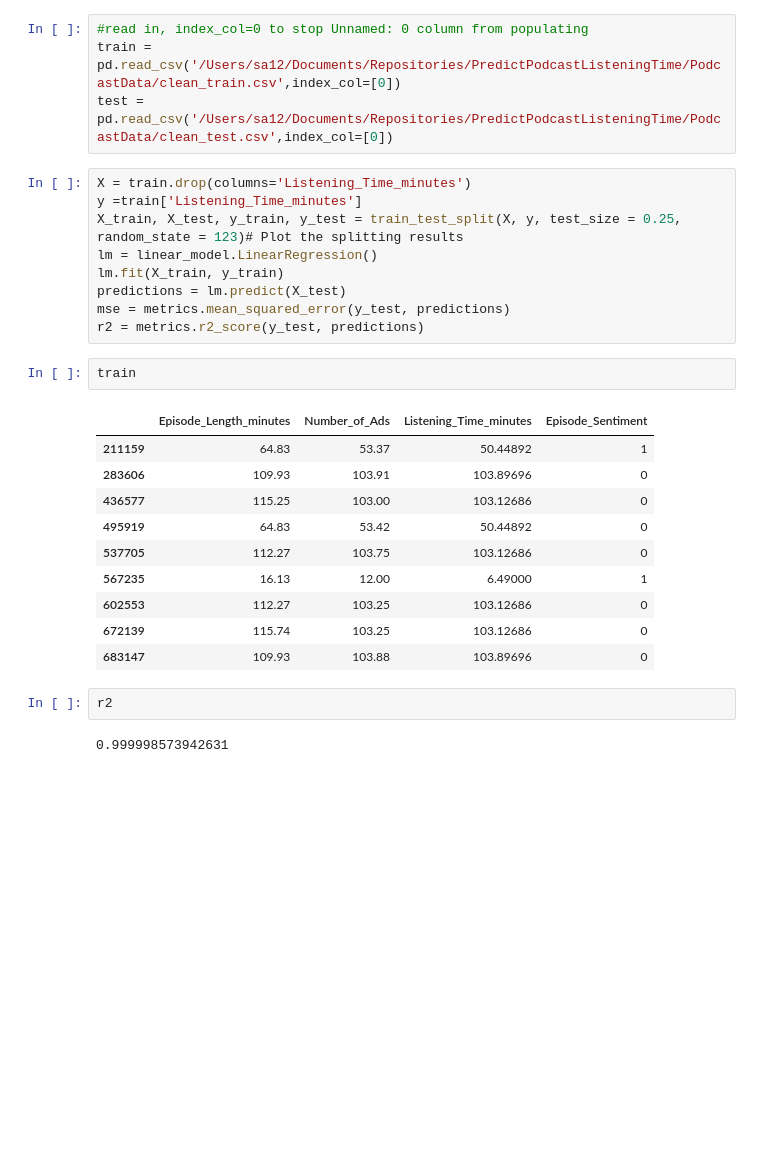
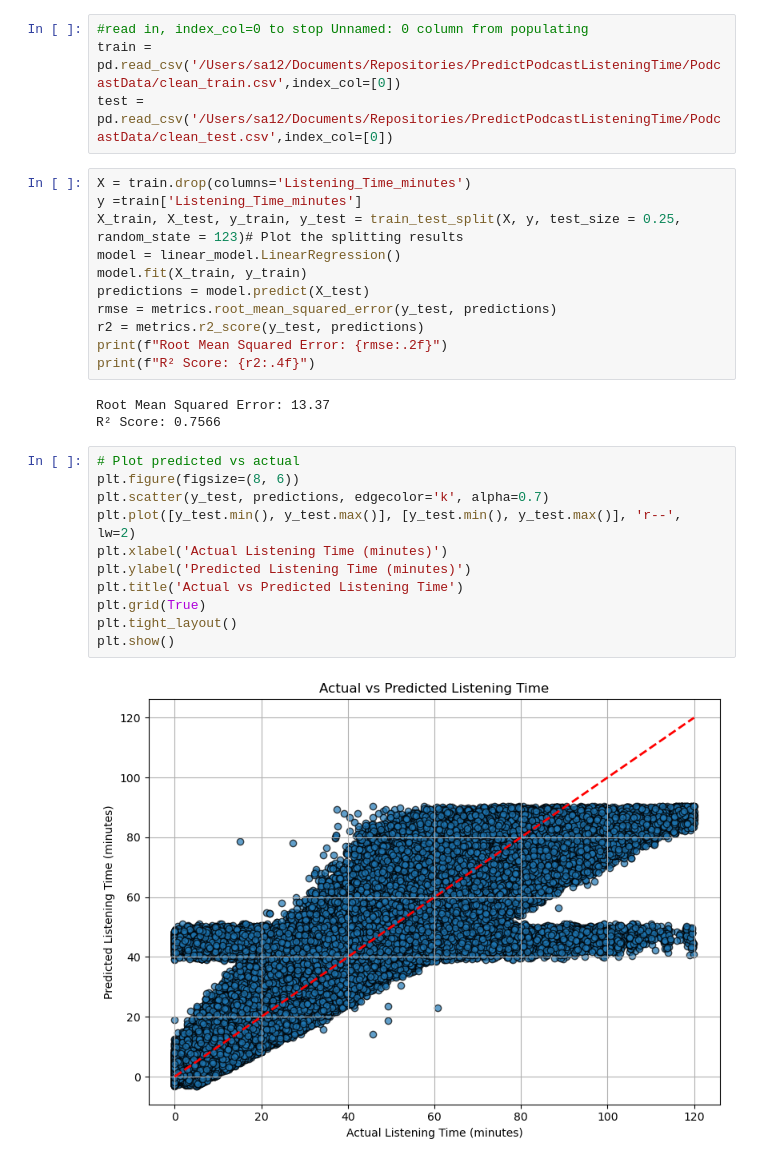
Before and after one commit to theslater11/PredictPodcastListeningTime, a Jupyter notebook: Linear_Regression_Model.ipynb, the cells around one changed output. Drawn from its saved outputs; the diff is of its cells as text; blank space fills up the shorter version.

```diff
--- a/Linear_Regression_Model.ipynb
+++ b/Linear_Regression_Model.ipynb
@@ -19,28 +19,29 @@ test = pd.read_csv('/Users/sa12/Documents/Repositories/PredictPodcastListeningTi
 X = train.drop(columns='Listening_Time_minutes')
 y =train['Listening_Time_minutes']
 X_train, X_test, y_train, y_test = train_test_split(X, y, test_size = 0.25, random_state = 123)# Plot the splitting results
-lm = linear_model.LinearRegression()
-lm.fit(X_train, y_train)
-predictions = lm.predict(X_test)
-mse = metrics.mean_squared_error(y_test, predictions)
+model = linear_model.LinearRegression()
+model.fit(X_train, y_train)
+predictions = model.predict(X_test)
+rmse = metrics.root_mean_squared_error(y_test, predictions)
 r2 = metrics.r2_score(y_test, predictions)
+print(f"Root Mean Squared Error: {rmse:.2f}")
+print(f"R² Score: {r2:.4f}")
+# %% [output]
+Root Mean Squared Error: 13.37
+R² Score: 0.7566
-# %%
-train
-# %% [output]
-|  | Episode_Length_minutes | Number_of_Ads | Listening_Time_minutes | Episode_Sentiment |
-| 211159 | 64.83 | 53.37 | 50.44892 | 1 |
-| 283606 | 109.93 | 103.91 | 103.89696 | 0 |
-| 436577 | 115.25 | 103.00 | 103.12686 | 0 |
-| 495919 | 64.83 | 53.42 | 50.44892 | 0 |
-| 537705 | 112.27 | 103.75 | 103.12686 | 0 |
-| 567235 | 16.13 | 12.00 | 6.49000 | 1 |
-| 602553 | 112.27 | 103.25 | 103.12686 | 0 |
-| 672139 | 115.74 | 103.25 | 103.12686 | 0 |
-| 683147 | 109.93 | 103.88 | 103.89696 | 0 |
-# %%
-r2
-# %% [output]
-0.999998573942631
+# %%
+# Plot predicted vs actual
+plt.figure(figsize=(8, 6))
+plt.scatter(y_test, predictions, edgecolor='k', alpha=0.7)
+plt.plot([y_test.min(), y_test.max()], [y_test.min(), y_test.max()], 'r--', lw=2)
+plt.xlabel('Actual Listening Time (minutes)')
+plt.ylabel('Predicted Listening Time (minutes)')
+plt.title('Actual vs Predicted Listening Time')
+plt.grid(True)
+plt.tight_layout()
+plt.show()
+# %% [output]
+[figure, added]
 # %%
 pca = PCA(n_components=2)
 X_pca = pca.fit_transform(X)
```
Also changed, not shown: parts of 15 cells of this notebook, 4 other files.
